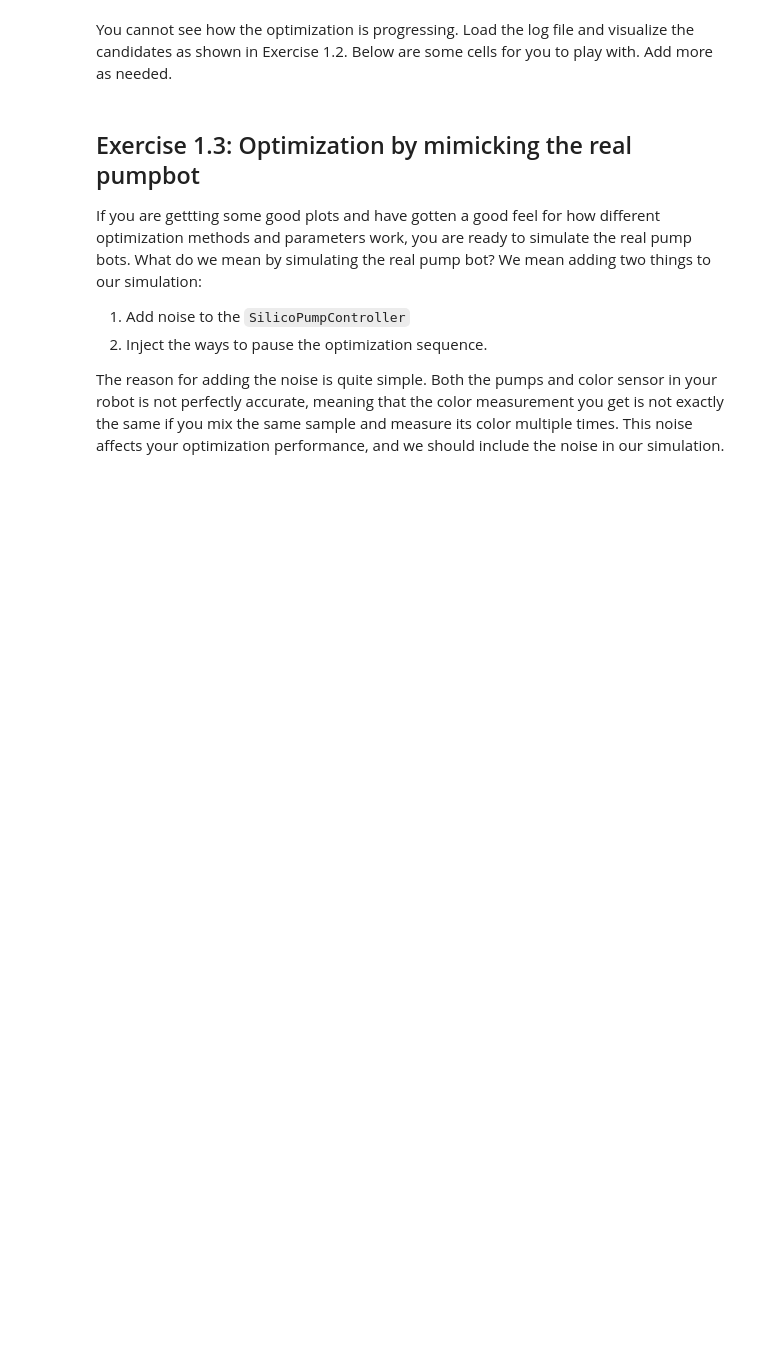
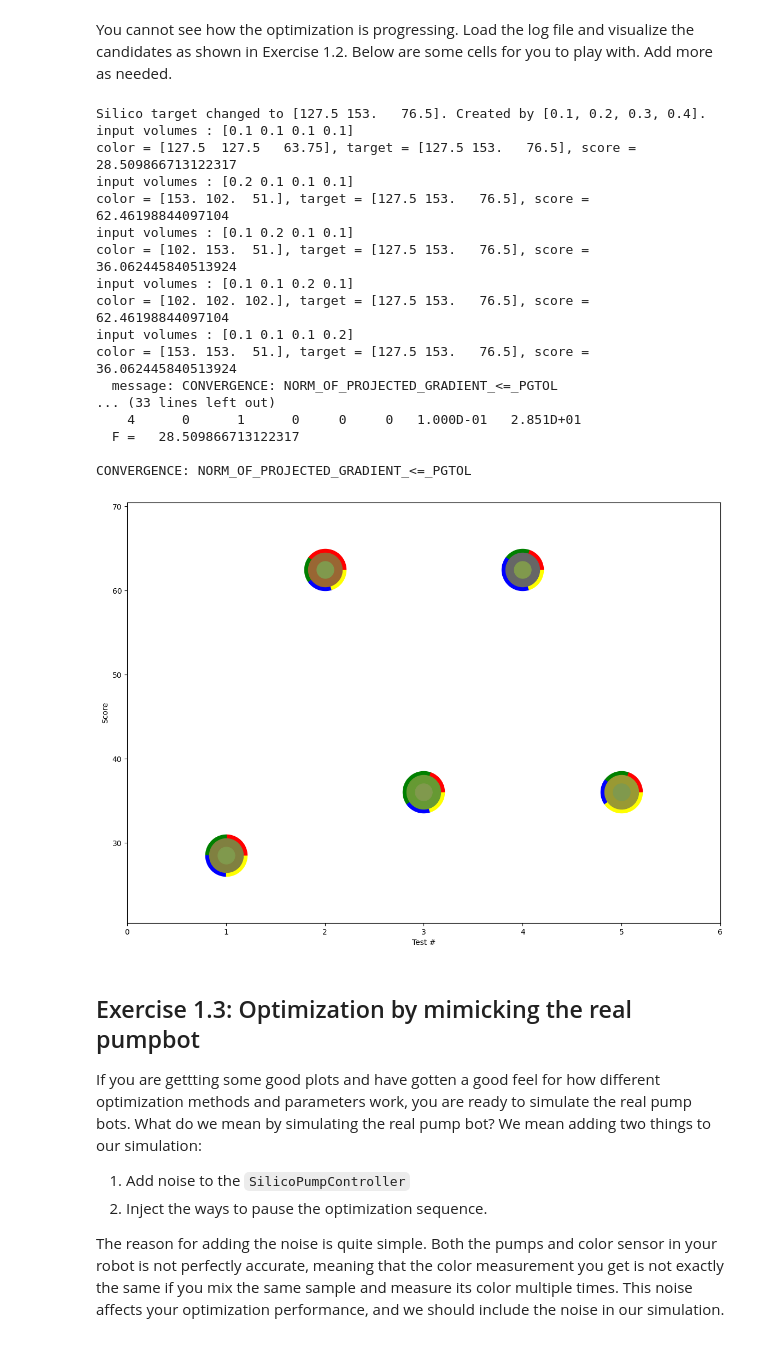
Before and after one commit to Atuxen/Colorbot2-47332, a Jupyter notebook: notebooks/2025-Colorbot2/02_Color_Mixing_and_Optimization_InSilico.ipynb, the cells around one changed output. Drawn from its saved outputs; the diff is of its cells as text; code cells hidden in the pictures; blank space fills up the shorter version.

```diff
--- a/notebooks/2025-Colorbot2/02_Color_Mixing_and_Optimization_InSilico.ipynb
+++ b/notebooks/2025-Colorbot2/02_Color_Mixing_and_Optimization_InSilico.ipynb
@@ -167,6 +201,12 @@ red_squared((68, 216, 5), (68, 216, 5))
 # %%
 # def color_difference():
 #     ...
+# %%
+# DELETE THIS PART BEFORE SUBMITTING
+def color_difference(input_color1, input_color2):
+    r1, g1, b1 = input_color1
+    r2, g2, b2 = input_color2
+    return np.sqrt((r1 - r2)**2 + (g1 - g2)**2 + (b1 - b2)**2)
 # %% [markdown]
 Calculate the difference score for a few data points and store them in a list following the example below but using you own "score" function (which is often referred to as loss function) and mixing color combinations of your own choice.
 # %% [markdown]
@@ -277,6 +327,17 @@ def find_score_from_color(input_volumes):
     print(f"input volumes : {input_volumes}")
     # mix new color based on the input volumes and calculate its score
     return score
+# %%
+# DELETE THIS PART BEFORE SUBMITTING
+def find_score_from_color(input_volumes):
+    """Your awesome function"""
+    print(f"input volumes : {input_volumes}")
+    # mix new color based on the input volumes and calculate its score
+    color = silicobot_opt1.mix_color(input_volumes)
+    target = silicobot_opt1.target_color
+    score = color_difference(color, target)
+    print(f"color = {color}, target = {target}, score = {score}")
+    return score
 # %% [markdown]
 Let's start the optimization process by providing the starting point `x0` and minimize the score using the conjugate gradient optimizer.
 # %%
@@ -303,3 +398,48 @@ Below are some cells for you to play with. Add more as needed.
+# %%
+# place for your code
+
+
+newbot = SilicoPumpController(noise_std=0)
+newbot.change_target([0.1, 0.2, 0.3, 0.4])
+
+def find_score_from_color(input_volumes):
+    """Your awesome function"""
+    print(f"input volumes : {input_volumes}")
+    # mix new color based on the input volumes and calculate its score
+    color = newbot.mix_color(input_volumes)
+    target = newbot.target_color
+    score = color_difference(color, target)
+    print(f"color = {color}, target = {target}, score = {score}")
+    return score
+
+res = minimize(find_score_from_color, input_volumes, method='L-BFGS-B',
+               bounds = 4*[[0.0, 1.0]],
+               options={'disp': True, 'eps': 0.1, 'maxiter': 4, 'gtol': 0.1})
+print(res)
+
+# DELETE THIS PART BEFORE SUBMITTING
+logs = read_logfile(newbot.log_file)
+logs['score'] = [color_difference(logs['measurement'][i], logs['target_measurement'][i]) for i in range(len(logs))]
+visualize_candidates(logs)
+# %% [output]
+Silico target changed to [127.5 153.   76.5]. Created by [0.1, 0.2, 0.3, 0.4].
+input volumes : [0.1 0.1 0.1 0.1]
+color = [127.5  127.5   63.75], target = [127.5 153.   76.5], score = 28.509866713122317
+input volumes : [0.2 0.1 0.1 0.1]
+color = [153. 102.  51.], target = [127.5 153.   76.5], score = 62.46198844097104
+input volumes : [0.1 0.2 0.1 0.1]
+color = [102. 153.  51.], target = [127.5 153.   76.5], score = 36.062445840513924
+input volumes : [0.1 0.1 0.2 0.1]
+color = [102. 102. 102.], target = [127.5 153.   76.5], score = 62.46198844097104
+input volumes : [0.1 0.1 0.1 0.2]
+color = [153. 153.  51.], target = [127.5 153.   76.5], score = 36.062445840513924
+  message: CONVERGENCE: NORM_OF_PROJECTED_GRADIENT_<=_PGTOL
+... (33 lines left out)
+    4      0      1      0     0     0   1.000D-01   2.851D+01
+  F =   28.509866713122317
+
+CONVERGENCE: NORM_OF_PROJECTED_GRADIENT_<=_PGTOL
+[figure, added]
 # %%
 # place for your code
 # %%
```
Also changed, not shown: parts of 19 cells of this notebook, 7 other files.
